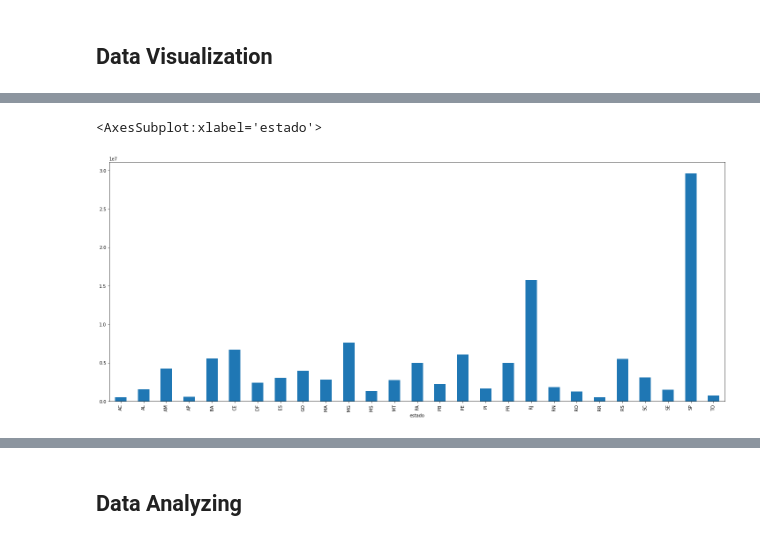
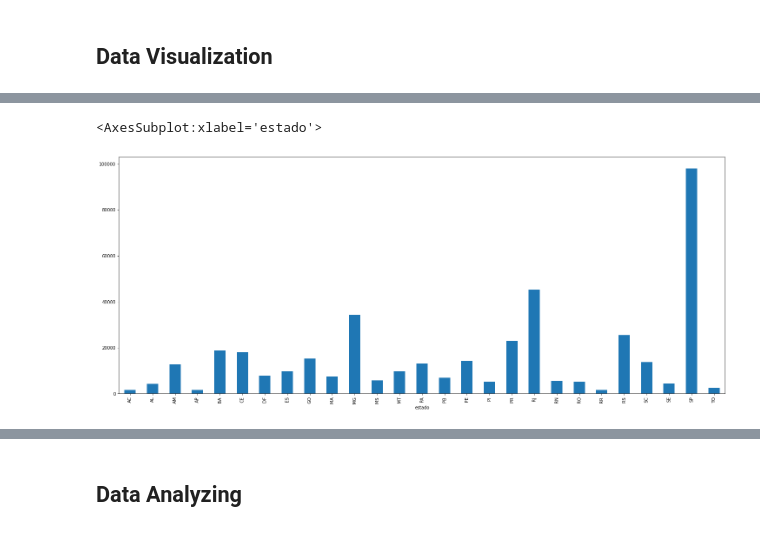
Before and after one commit to Carlos-Xavier/DataScienceUfal, a Jupyter notebook: project.ipynb, the cells around one changed output, grey strips where cells are left out. Drawn from its saved outputs; the diff is of its cells as text; code cells hidden in the pictures.

Commit message:
plots

```diff
--- a/project.ipynb
+++ b/project.ipynb
@@ -151,6 +178,6 @@ dtype: int64
 # %%
-a = estados['obitosAcumulado'].sum()
+a = estados['obitosAcumulado'].max()
 a.plot.bar(figsize=(25,10))
 # %% [output]
 <AxesSubplot:xlabel='estado'>
-[figure, old version]
+[figure, new version]
```
Also changed, not shown: parts of 13 cells of this notebook.
